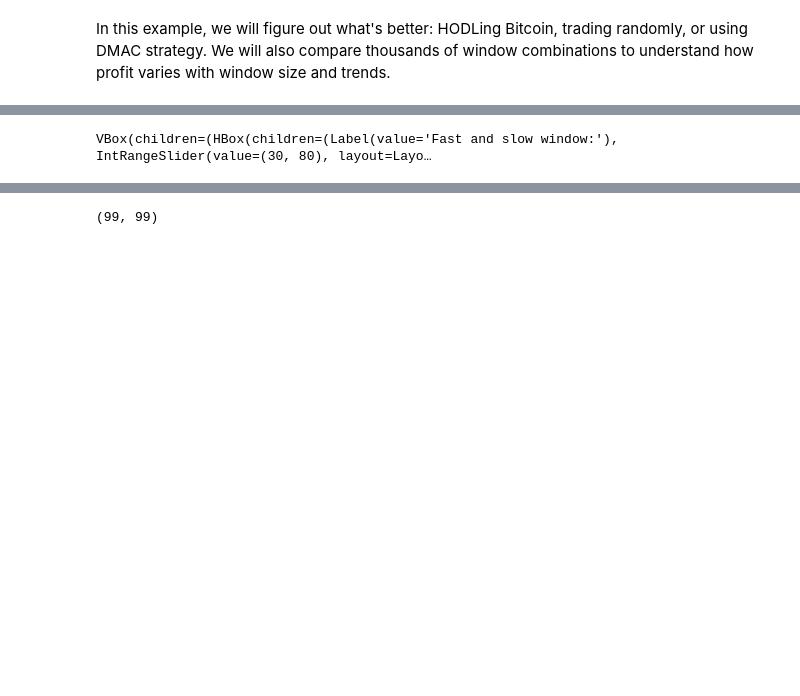
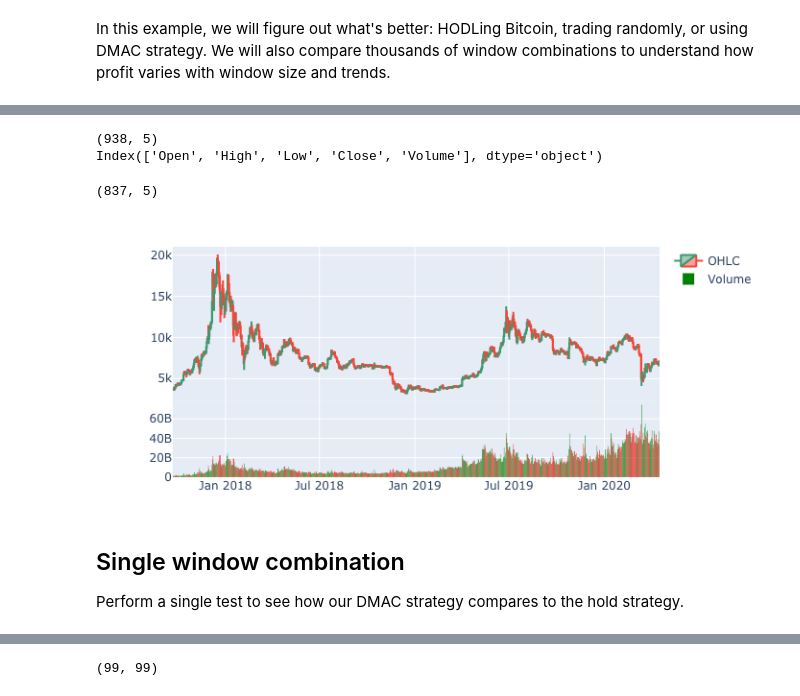
Before and after one commit to polakowo/vectorbt, a Jupyter notebook: examples/Bitcoin_DMAC.ipynb, the cells around one changed output, grey strips where cells are left out. Cells and saved outputs as stored; diff of their text form; code cells hidden in the pictures; blank space fills up the shorter version.

```diff
--- a/examples/Bitcoin_DMAC.ipynb
+++ b/examples/Bitcoin_DMAC.ipynb
@@ -177,27 +4,0 @@ portfolio_from_windows(FAST_WINDOW, SLOW_WINDOW)
-# %%
-METRICS = ['total_net_profit', 'total_return', 'appt', 'mdd']
-
-windows_slider = widgets.IntRangeSlider(
-    value=[FAST_WINDOW, SLOW_WINDOW],
-    min=MIN_WINDOW,
-    max=MAX_WINDOW,
-    step=1,
-    layout=dict(width='500px'),
-    continuous_update=True
-)
-df_html = widgets.HTML()
-
-def on_value_change(value):
-    portfolio = portfolio_from_windows(*value['new'])
-    sr = pd.Series([getattr(portfolio, m) for m in METRICS], index=[METRICS])
-    df_html.value = pd.DataFrame(sr).to_html()
-
-windows_slider.observe(on_value_change, names='value')
-on_value_change({'new': windows_slider.value})
-
-widgets.VBox([
-    widgets.HBox([widgets.Label('Fast and slow window:'), windows_slider]),
-    df_html
-])
-# %% [output]
-VBox(children=(HBox(children=(Label(value='Fast and slow window:'), IntRangeSlider(value=(30, 80), layout=Layo…
@@ -203,0 +19,43 @@ VBox(children=(HBox(children=(Label(value='Fast and slow window:'), IntRangeSlid
+# %%
+# Enter your parameters here
+seed = 42
+asset_name = 'BTC-USD'
+metric = 'total_return'
+
+start_date = datetime(2018, 1, 1) # time period for analysis
+end_date = datetime.now()
+time_buffer = timedelta(days=100) # buffer before to pre-calculate SMA/EMA, best to set to max window
+
+vbt.portfolio.portfolio_defaults['investment'] = 100 # in $
+vbt.portfolio.portfolio_defaults['commission'] = 0.0025 # in %
+vbt.portfolio.portfolio_defaults['slippage'] = 0.0025 # in %
+# %%
+# Download data with time buffer
+ohlcv_cols = ['Open', 'High', 'Low', 'Close', 'Volume']
+ohlcv_wbuf = yf.Ticker(asset_name).history(start=start_date-time_buffer, end=end_date)
+ohlcv_wbuf = ohlcv_wbuf[ohlcv_cols].astype(np.float64)
+
+print(ohlcv_wbuf.shape)
+print(ohlcv_wbuf.columns)
+# %% [output]
+(938, 5)
+Index(['Open', 'High', 'Low', 'Close', 'Volume'], dtype='object')
+# %%
+# Create a copy of data without time buffer
+wobuf_mask = (ohlcv_wbuf.index >= start_date) & (ohlcv_wbuf.index <= end_date) # mask without buffer
+
+ohlcv = ohlcv_wbuf.loc[wobuf_mask, :]
+
+print(ohlcv.shape)
+# %% [output]
+(837, 5)
+# %%
+# Plot the OHLC data
+ohlcv_wbuf.vbt.ohlcv.plot().show_png()
+# remove show_png() to display interactive chart!
+# %% [output]
+[figure, added]
+# %% [markdown]
+## Single window combination
+
+Perform a single test to see how our DMAC strategy compares to the hold strategy.
```
Also changed, not shown: parts of 95 cells of this notebook, 11 other files.
